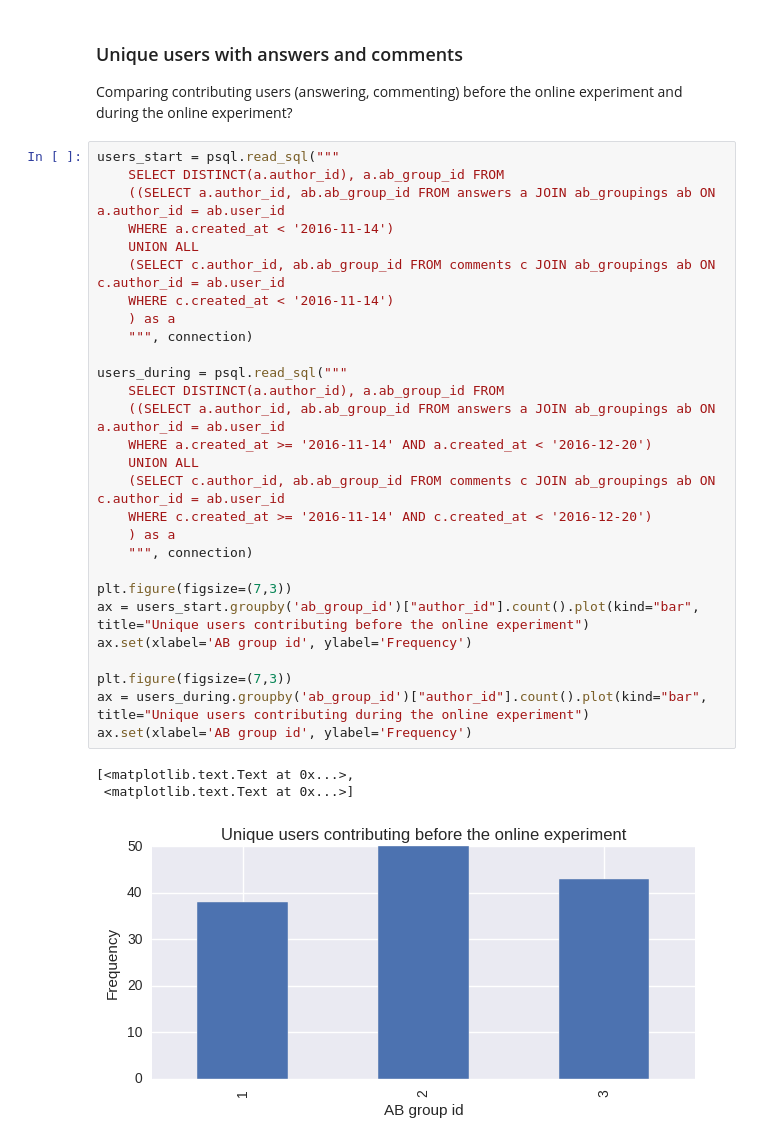
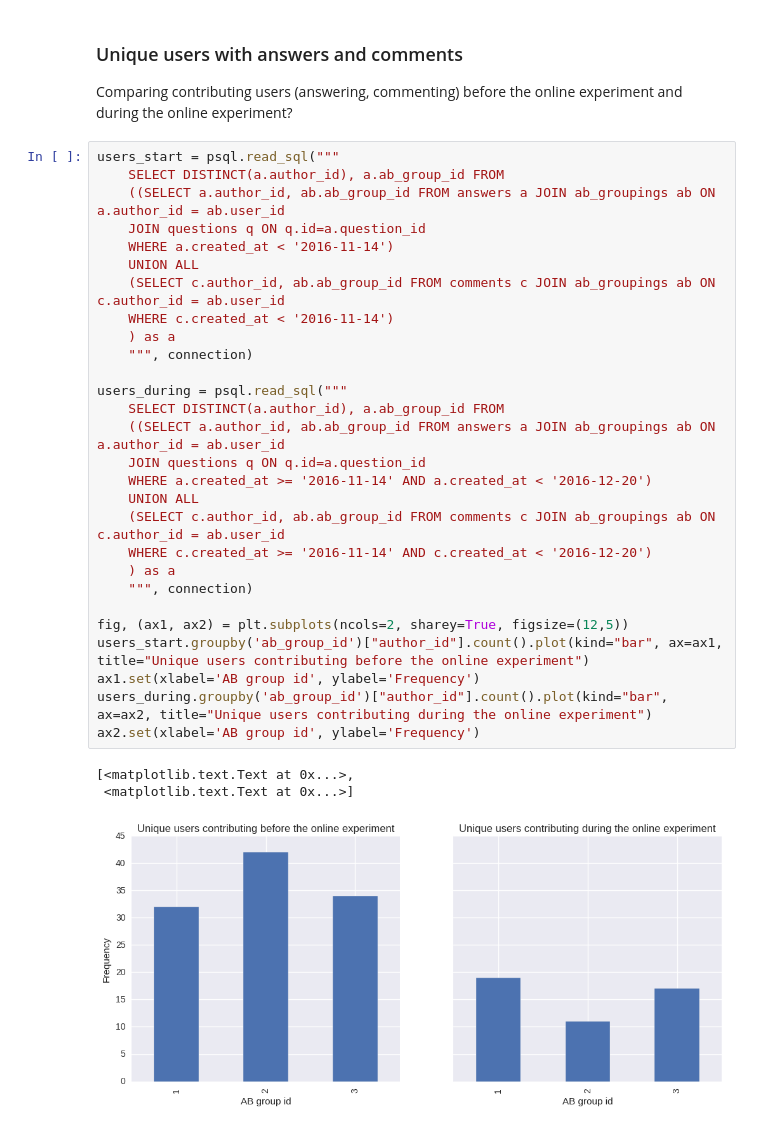
Before and after one commit to dmacjam/dp-analysis-evaluation, a Jupyter notebook: Online Evaluation.ipynb, the cells around one changed output. Saved outputs shown, nothing was run; the diff lists cells and outputs as text.

```diff
--- a/Online Evaluation.ipynb
+++ b/Online Evaluation.ipynb
@@ -272,32 +247,32 @@ Comparing contributing users (answering, commenting) before the online experimen
 # %%
 users_start = psql.read_sql("""
     SELECT DISTINCT(a.author_id), a.ab_group_id FROM
     ((SELECT a.author_id, ab.ab_group_id FROM answers a JOIN ab_groupings ab ON a.author_id = ab.user_id
+    JOIN questions q ON q.id=a.question_id
     WHERE a.created_at < '2016-11-14')
     UNION ALL
     (SELECT c.author_id, ab.ab_group_id FROM comments c JOIN ab_groupings ab ON c.author_id = ab.user_id
     WHERE c.created_at < '2016-11-14')
     ) as a
     """, connection)
 
 users_during = psql.read_sql("""
     SELECT DISTINCT(a.author_id), a.ab_group_id FROM
     ((SELECT a.author_id, ab.ab_group_id FROM answers a JOIN ab_groupings ab ON a.author_id = ab.user_id
+    JOIN questions q ON q.id=a.question_id
     WHERE a.created_at >= '2016-11-14' AND a.created_at < '2016-12-20')
     UNION ALL
     (SELECT c.author_id, ab.ab_group_id FROM comments c JOIN ab_groupings ab ON c.author_id = ab.user_id
     WHERE c.created_at >= '2016-11-14' AND c.created_at < '2016-12-20')
     ) as a
     """, connection)
 
-plt.figure(figsize=(7,3))
-ax = users_start.groupby('ab_group_id')["author_id"].count().plot(kind="bar", title="Unique users contributing before the online experiment")
-ax.set(xlabel='AB group id', ylabel='Frequency')
-
-plt.figure(figsize=(7,3))
-ax = users_during.groupby('ab_group_id')["author_id"].count().plot(kind="bar", title="Unique users contributing during the online experiment")
-ax.set(xlabel='AB group id', ylabel='Frequency')
+fig, (ax1, ax2) = plt.subplots(ncols=2, sharey=True, figsize=(12,5))
+users_start.groupby('ab_group_id')["author_id"].count().plot(kind="bar", ax=ax1, title="Unique users contributing before the online experiment")
+ax1.set(xlabel='AB group id', ylabel='Frequency')
+users_during.groupby('ab_group_id')["author_id"].count().plot(kind="bar", ax=ax2, title="Unique users contributing during the online experiment")
+ax2.set(xlabel='AB group id', ylabel='Frequency')
 # %% [output]
 [<matplotlib.text.Text at 0x...>,
  <matplotlib.text.Text at 0x...>]
-[figure, old version]
+[figure, new version]
```
Also changed, not shown: parts of 50 cells of this notebook.
